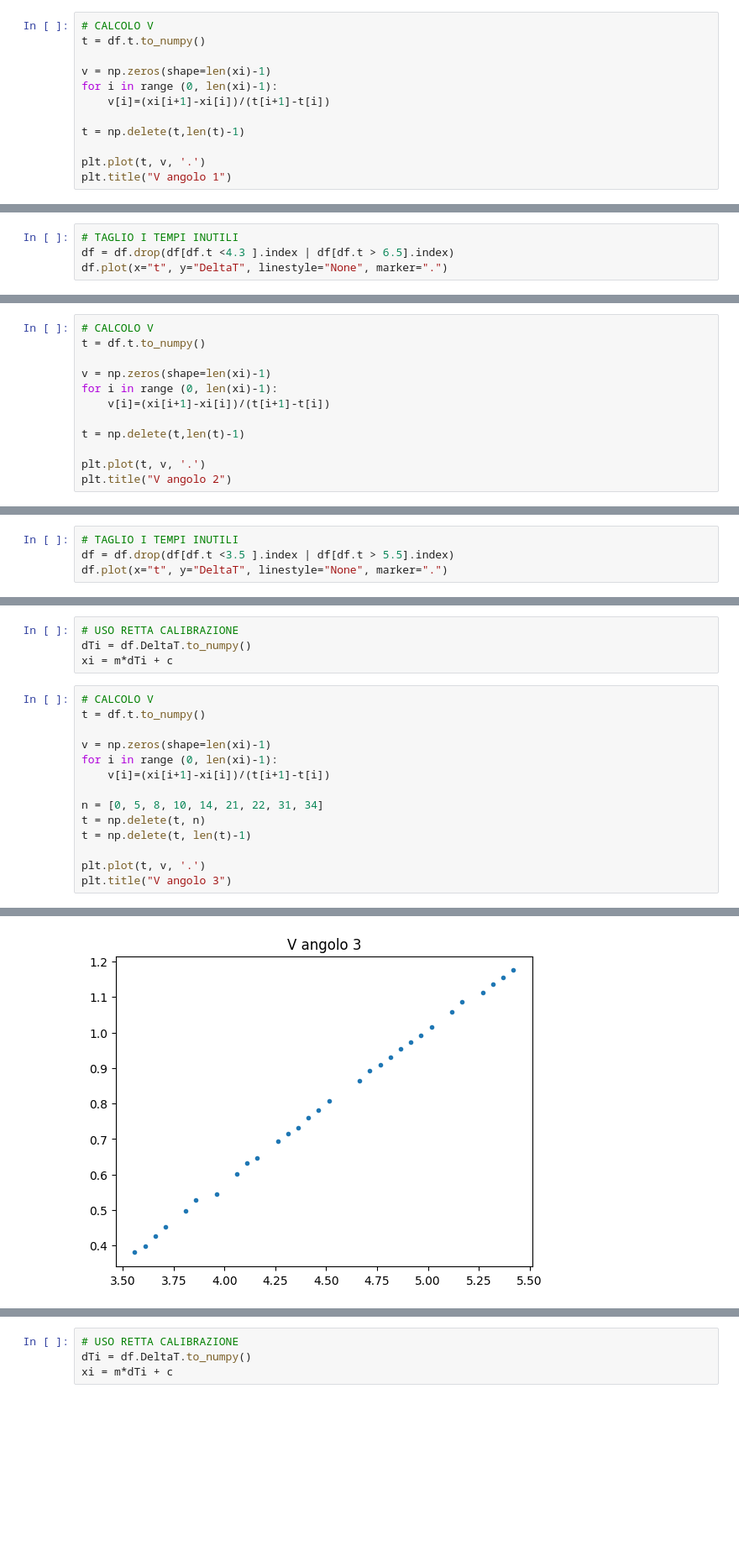
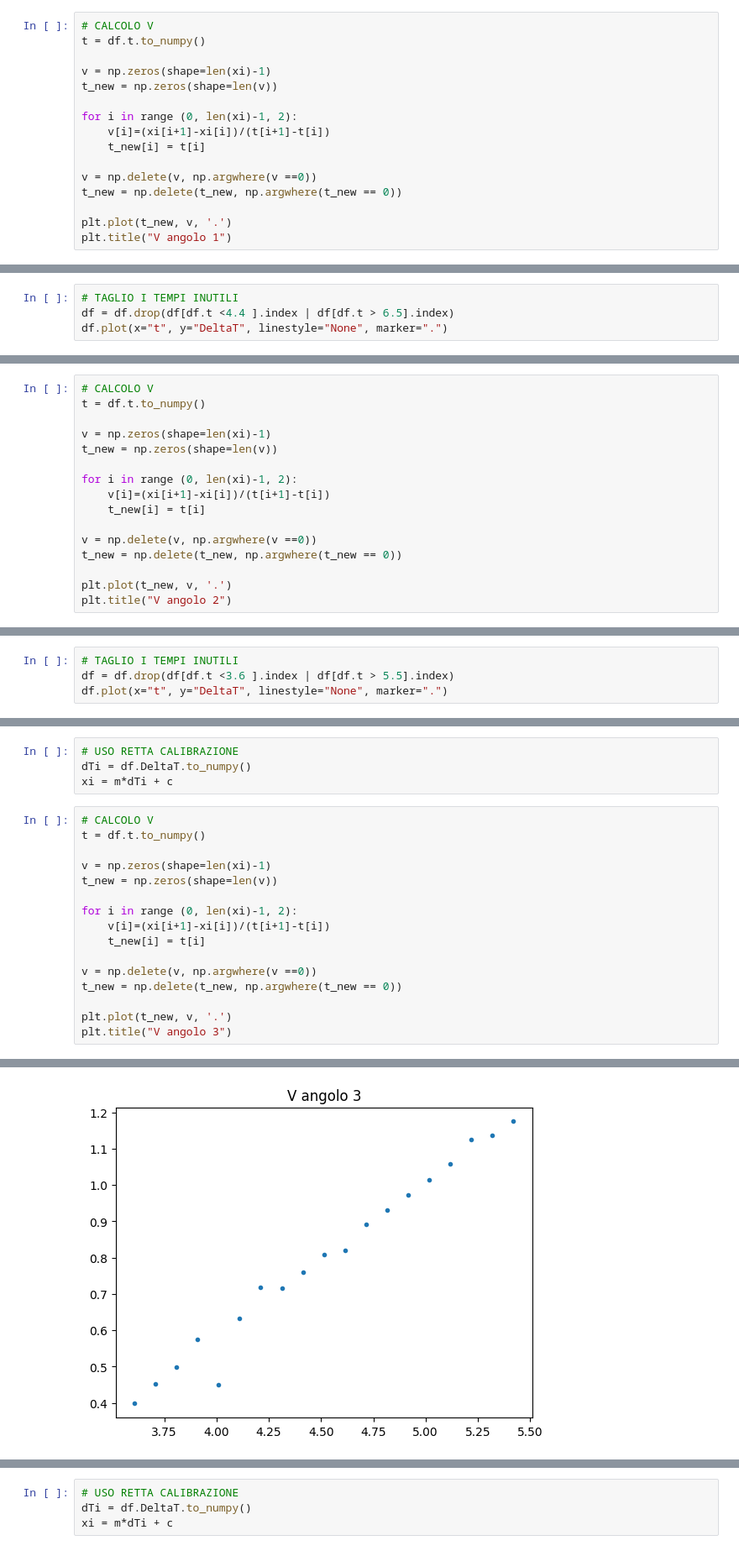
Before and after one commit to elenafonde/PP3-Carrello, a Jupyter notebook: PROVE FIT ACCELERAZIONE.ipynb, the cells around one changed output, grey strips where cells are left out. Shown at 84% size. Drawn from its saved outputs; the diff is of its cells as text; blank space fills up the shorter version.

```diff
--- a/PROVE FIT ACCELERAZIONE.ipynb
+++ b/PROVE FIT ACCELERAZIONE.ipynb
@@ -42,12 +42,16 @@ xi = m*dTi + c
 t = df.t.to_numpy()
 
 v = np.zeros(shape=len(xi)-1)
-for i in range (0, len(xi)-1):
+t_new = np.zeros(shape=len(v))
+
+for i in range (0, len(xi)-1, 2):
     v[i]=(xi[i+1]-xi[i])/(t[i+1]-t[i])
+    t_new[i] = t[i]
 
-t = np.delete(t,len(t)-1)
+v = np.delete(v, np.argwhere(v ==0))
+t_new = np.delete(t_new, np.argwhere(t_new == 0))
 
-plt.plot(t, v, '.')
+plt.plot(t_new, v, '.')
 plt.title("V angolo 1")
 # %% [output]
 Text(0.5, 1.0, 'V angolo 1')
@@ -62,7 +66,7 @@ df.plot(x="t", y="DeltaT", linestyle="None", marker=".")
 [figure]
 # %%
 # TAGLIO I TEMPI INUTILI
-df = df.drop(df[df.t <4.3 ].index | df[df.t > 6.5].index)
+df = df.drop(df[df.t <4.4 ].index | df[df.t > 6.5].index)
 df.plot(x="t", y="DeltaT", linestyle="None", marker=".")
 # %% [output]
 <AxesSubplot: xlabel='t'>
@@ -76,12 +80,16 @@ xi = m*dTi + c
 t = df.t.to_numpy()
 
 v = np.zeros(shape=len(xi)-1)
-for i in range (0, len(xi)-1):
+t_new = np.zeros(shape=len(v))
+
+for i in range (0, len(xi)-1, 2):
     v[i]=(xi[i+1]-xi[i])/(t[i+1]-t[i])
+    t_new[i] = t[i]
 
-t = np.delete(t,len(t)-1)
+v = np.delete(v, np.argwhere(v ==0))
+t_new = np.delete(t_new, np.argwhere(t_new == 0))
 
-plt.plot(t, v, '.')
+plt.plot(t_new, v, '.')
 plt.title("V angolo 2")
 # %% [output]
 Text(0.5, 1.0, 'V angolo 2')
@@ -96,7 +104,7 @@ df.plot(x="t", y="DeltaT", linestyle="None", marker=".")
 [figure]
 # %%
 # TAGLIO I TEMPI INUTILI
-df = df.drop(df[df.t <3.5 ].index | df[df.t > 5.5].index)
+df = df.drop(df[df.t <3.6 ].index | df[df.t > 5.5].index)
 df.plot(x="t", y="DeltaT", linestyle="None", marker=".")
 # %% [output]
 <AxesSubplot: xlabel='t'>
@@ -108,20 +116,22 @@ xi = m*dTi + c
 # %%
 # CALCOLO V
 t = df.t.to_numpy()
 
 v = np.zeros(shape=len(xi)-1)
-for i in range (0, len(xi)-1):
+t_new = np.zeros(shape=len(v))
+
+for i in range (0, len(xi)-1, 2):
     v[i]=(xi[i+1]-xi[i])/(t[i+1]-t[i])
+    t_new[i] = t[i]
 
-n = [0, 5, 8, 10, 14, 21, 22, 31, 34]
-t = np.delete(t, n)
-t = np.delete(t, len(t)-1)
+v = np.delete(v, np.argwhere(v ==0))
+t_new = np.delete(t_new, np.argwhere(t_new == 0))
 
-plt.plot(t, v, '.')
+plt.plot(t_new, v, '.')
 plt.title("V angolo 3")
 # %% [output]
 Text(0.5, 1.0, 'V angolo 3')
-[figure, old version]
+[figure, new version]
 # %%
 # ANGOLO 4
 df = pd.read_csv('tang4_1.txt', header=1, sep='\t')
```
Also changed, not shown: parts of 10 cells of this notebook, 3 other files.
